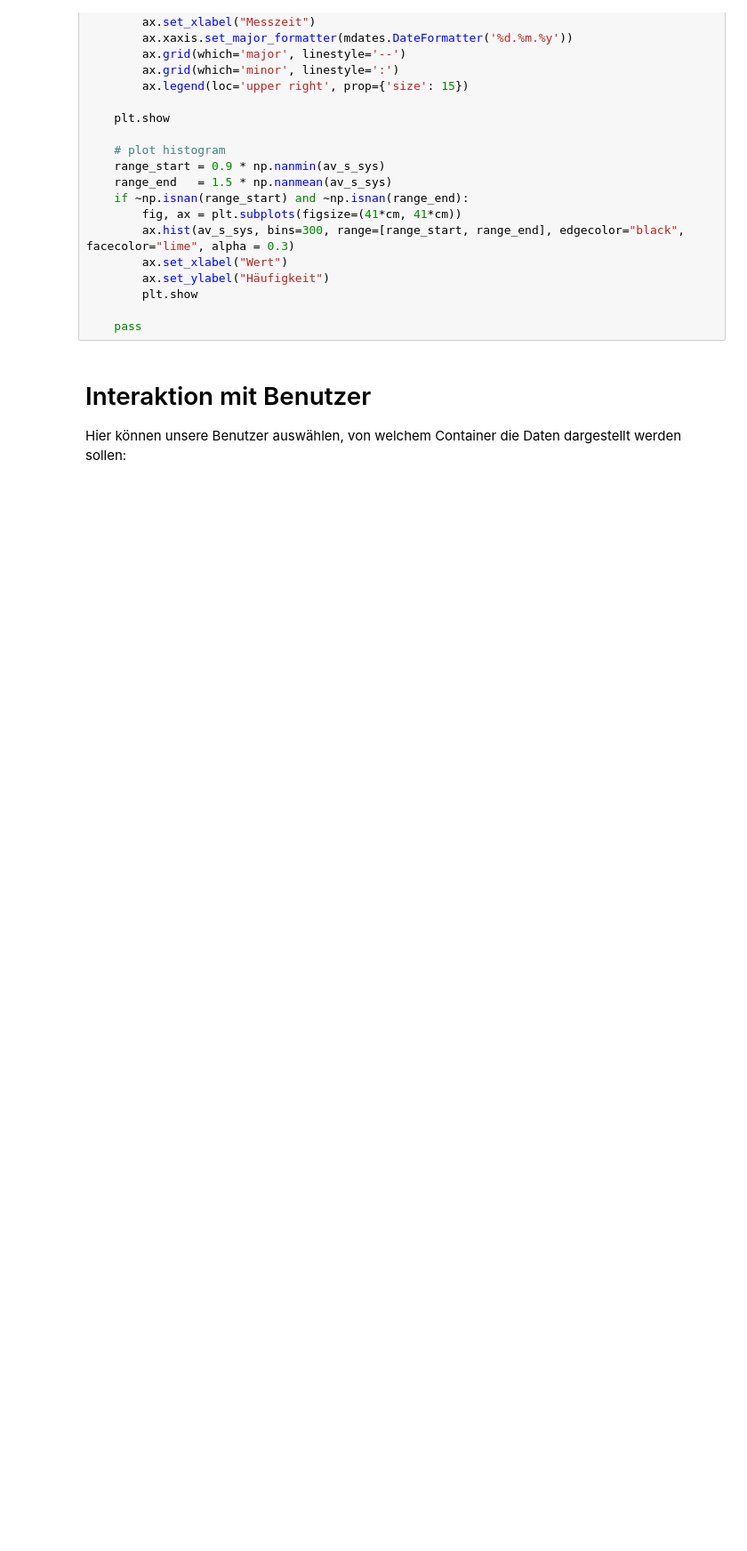
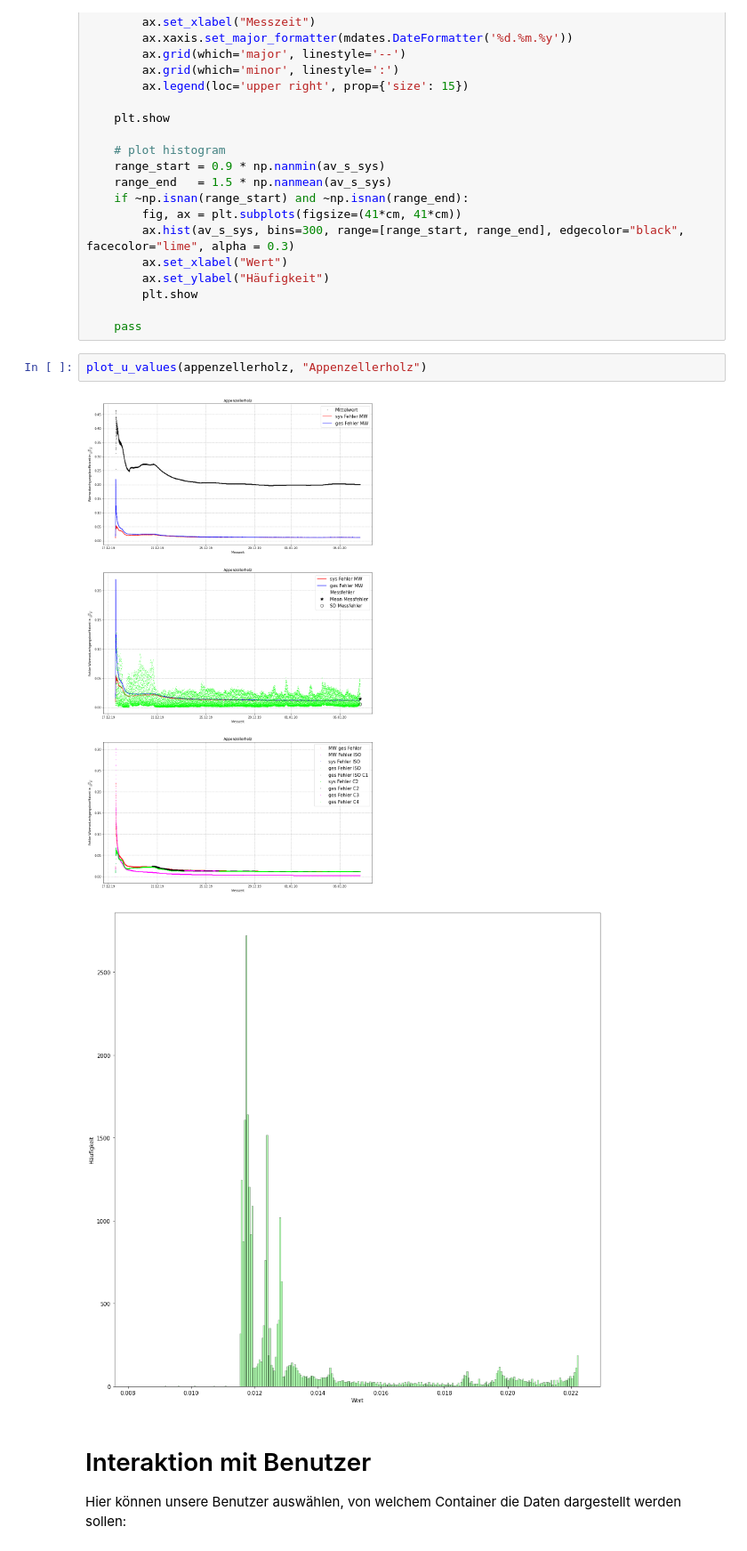
Before and after one commit to ronnystandtke/jupyter-pruefstaende, a Jupyter notebook: Pruefstaende.ipynb, the cells around one changed output. Shown: that part at 89% size. Saved outputs shown, nothing was run; the diff lists cells and outputs as text; blank space fills up the shorter version.

Commit message:
render Appenzellerholz per default

```diff
--- a/Pruefstaende.ipynb
+++ b/Pruefstaende.ipynb
@@ -101,6 +101,11 @@ def plot_u_values(container, title):
         plt.show
 
     pass
+# %%
+plot_u_values(appenzellerholz, "Appenzellerholz")
+# %% [output]
+[figure, added]
+[figure, added]
 # %% [markdown]
 # Interaktion mit Benutzer
 Hier können unsere Benutzer auswählen, von welchem Container die Daten dargestellt werden sollen:
```
